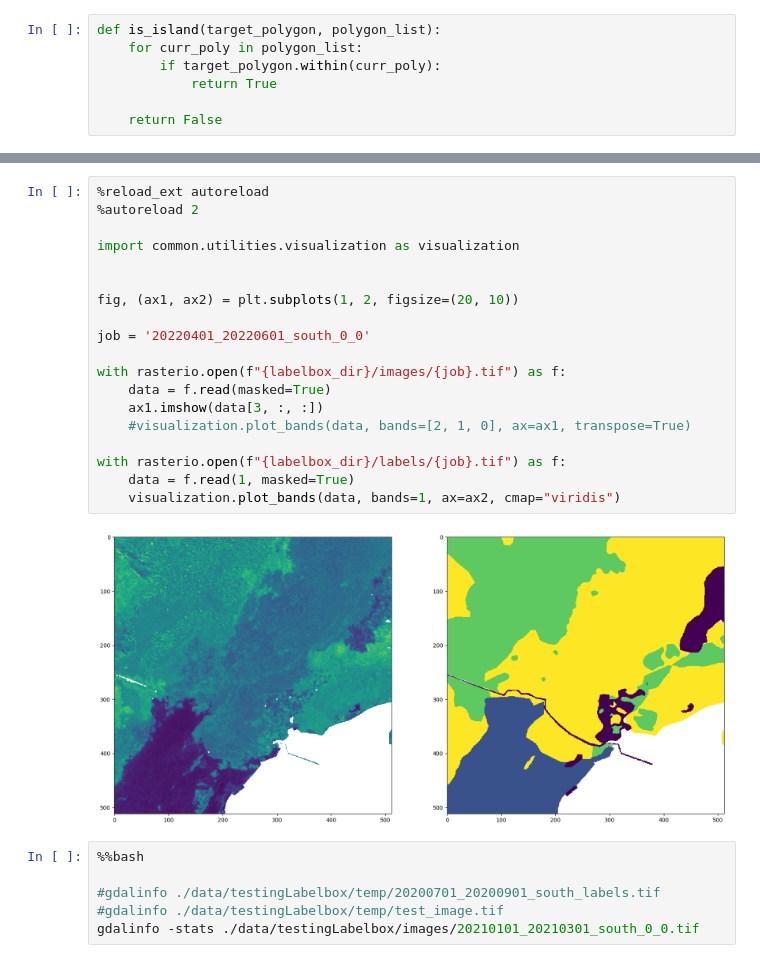
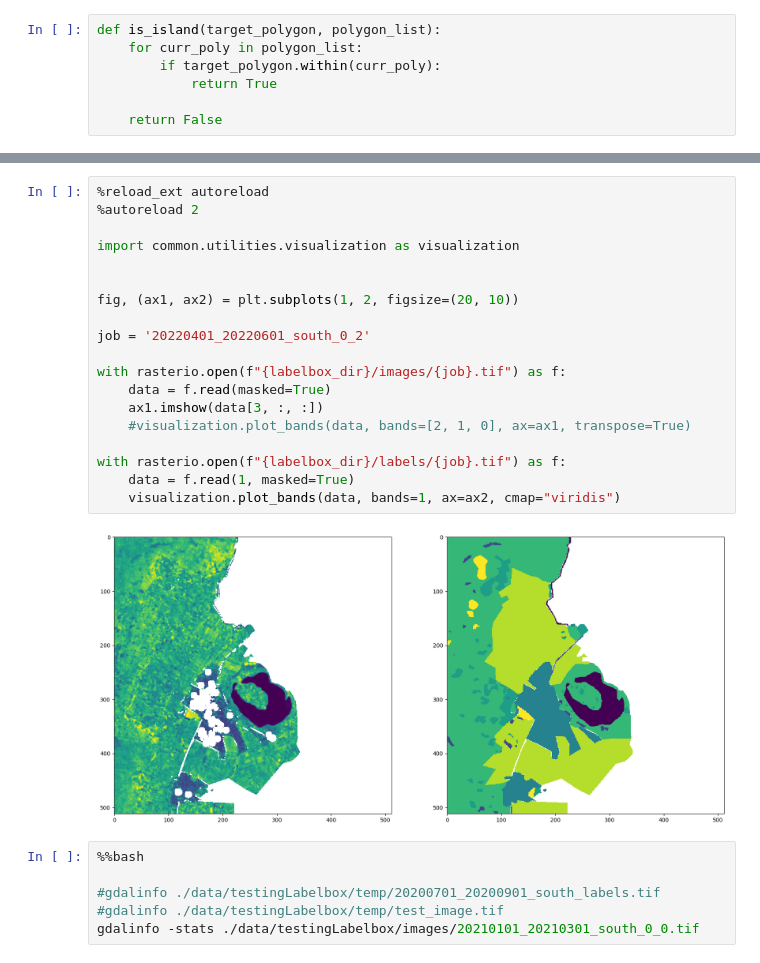
Before and after one commit to caseyslaught/smartcarte-containers, a Jupyter notebook: notebooks/src/RunCreatePatches.ipynb, the cells around one changed output, grey strips where cells are left out. Cells and saved outputs as stored; diff of their text form.

```diff
--- a/notebooks/src/RunCreatePatches.ipynb
+++ b/notebooks/src/RunCreatePatches.ipynb
@@ -362,24 +223,24 @@ done
 # %%
 %reload_ext autoreload
 %autoreload 2
 
 import common.utilities.visualization as visualization
 
 
 fig, (ax1, ax2) = plt.subplots(1, 2, figsize=(20, 10))
 
-job = '20220401_20220601_south_0_0'
+job = '20220401_20220601_south_0_2'
 
 with rasterio.open(f"{labelbox_dir}/images/{job}.tif") as f:
     data = f.read(masked=True)
     ax1.imshow(data[3, :, :])
     #visualization.plot_bands(data, bands=[2, 1, 0], ax=ax1, transpose=True)
 
 with rasterio.open(f"{labelbox_dir}/labels/{job}.tif") as f:
     data = f.read(1, masked=True)
     visualization.plot_bands(data, bands=1, ax=ax2, cmap="viridis")
 # %% [output]
-[figure, old version]
+[figure, new version]
 # %%
 %%bash
 
```
Also changed, not shown: parts of 6 cells of this notebook, 1 other file.
